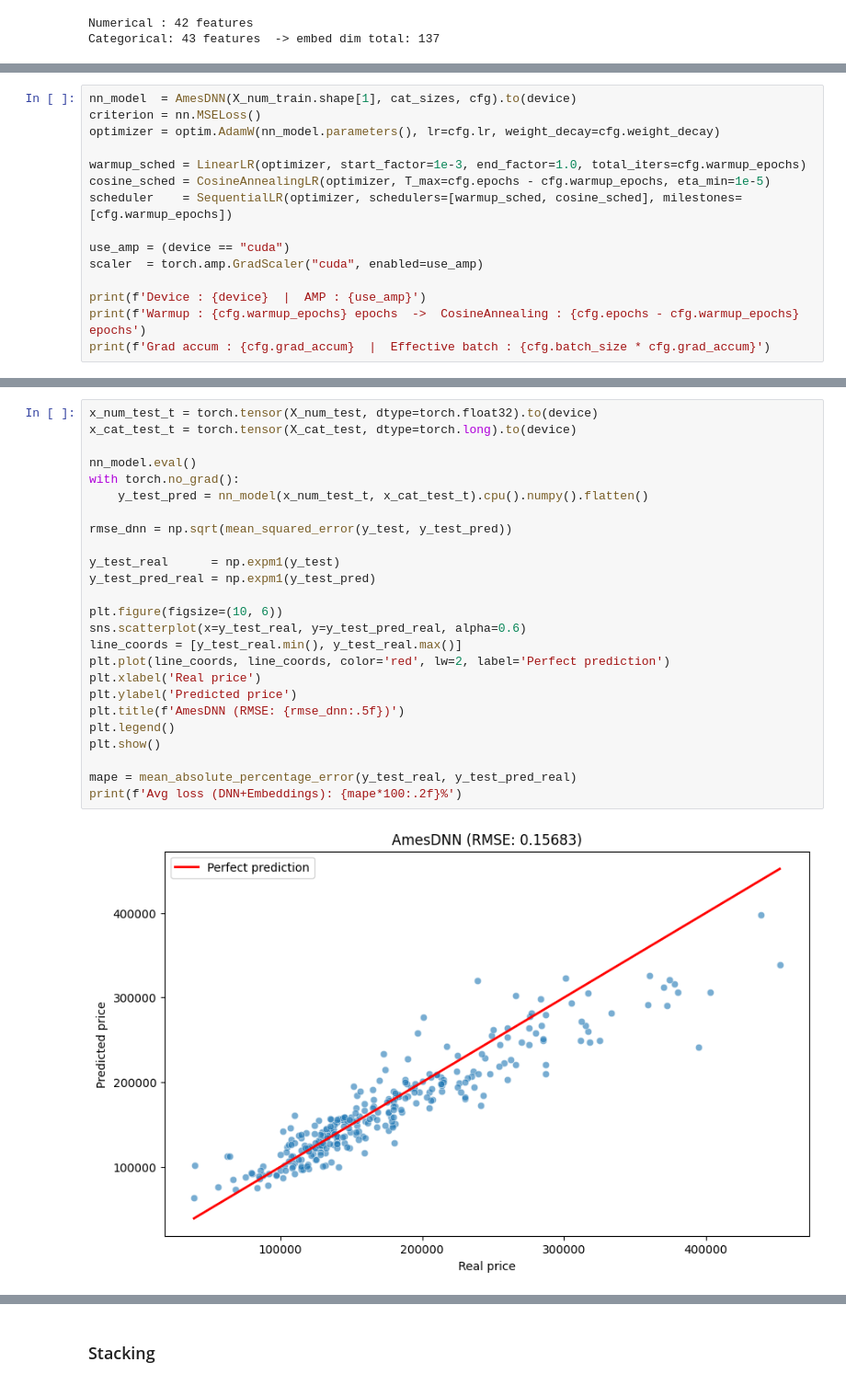
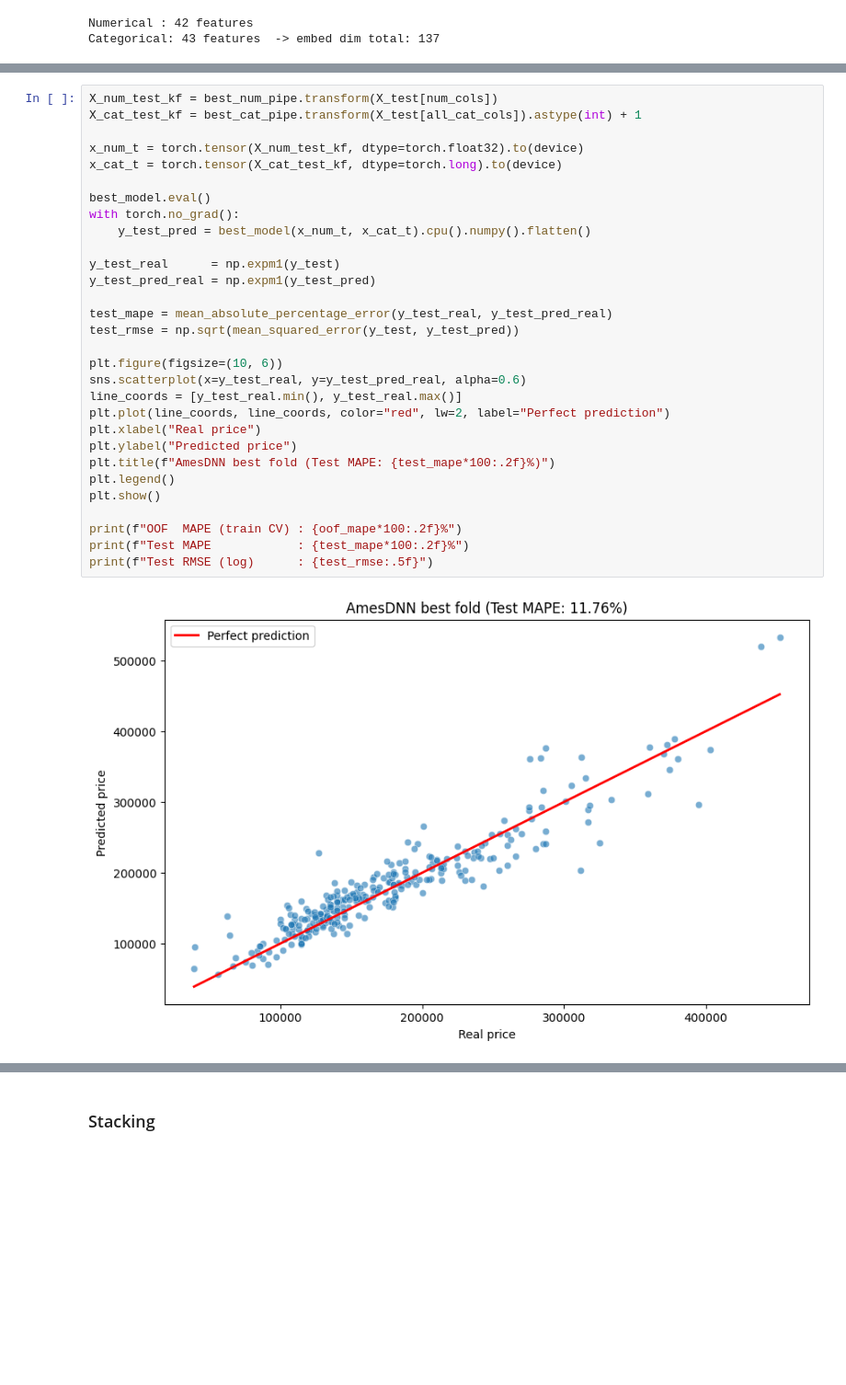
Before and after one commit to IvanMalkS/ames-housing-predictions, a Jupyter notebook: Ames.ipynb, the cells around one changed output, grey strips where cells are left out. Shown at 92% size. Drawn from its saved outputs; the diff is of its cells as text; blank space fills up the shorter version.

Commit message:
feature: improve dataset split and get better params

```diff
--- a/Ames.ipynb
+++ b/Ames.ipynb
@@ -1394,15 +1378,0 @@ Params : 756,433
-# %%
-nn_model  = AmesDNN(X_num_train.shape[1], cat_sizes, cfg).to(device)
-criterion = nn.MSELoss()
-optimizer = optim.AdamW(nn_model.parameters(), lr=cfg.lr, weight_decay=cfg.weight_decay)
-
-warmup_sched = LinearLR(optimizer, start_factor=1e-3, end_factor=1.0, total_iters=cfg.warmup_epochs)
-cosine_sched = CosineAnnealingLR(optimizer, T_max=cfg.epochs - cfg.warmup_epochs, eta_min=1e-5)
-scheduler    = SequentialLR(optimizer, schedulers=[warmup_sched, cosine_sched], milestones=[cfg.warmup_epochs])
-
-use_amp = (device == "cuda")
-scaler  = torch.amp.GradScaler("cuda", enabled=use_amp)
-
-print(f'Device : {device}  |  AMP : {use_amp}')
-print(f'Warmup : {cfg.warmup_epochs} epochs  ->  CosineAnnealing : {cfg.epochs - cfg.warmup_epochs} epochs')
-print(f'Grad accum : {cfg.grad_accum}  |  Effective batch : {cfg.batch_size * cfg.grad_accum}')
@@ -1496,27 +1539,32 @@ Stopped at epoch 156, best epoch 116
 # %%
-x_num_test_t = torch.tensor(X_num_test, dtype=torch.float32).to(device)
-x_cat_test_t = torch.tensor(X_cat_test, dtype=torch.long).to(device)
+X_num_test_kf = best_num_pipe.transform(X_test[num_cols])
+X_cat_test_kf = best_cat_pipe.transform(X_test[all_cat_cols]).astype(int) + 1
 
-nn_model.eval()
+x_num_t = torch.tensor(X_num_test_kf, dtype=torch.float32).to(device)
+x_cat_t = torch.tensor(X_cat_test_kf, dtype=torch.long).to(device)
+
+best_model.eval()
 with torch.no_grad():
-    y_test_pred = nn_model(x_num_test_t, x_cat_test_t).cpu().numpy().flatten()
-
-rmse_dnn = np.sqrt(mean_squared_error(y_test, y_test_pred))
+    y_test_pred = best_model(x_num_t, x_cat_t).cpu().numpy().flatten()
 
 y_test_real      = np.expm1(y_test)
 y_test_pred_real = np.expm1(y_test_pred)
 
+test_mape = mean_absolute_percentage_error(y_test_real, y_test_pred_real)
+test_rmse = np.sqrt(mean_squared_error(y_test, y_test_pred))
+
 plt.figure(figsize=(10, 6))
 sns.scatterplot(x=y_test_real, y=y_test_pred_real, alpha=0.6)
 line_coords = [y_test_real.min(), y_test_real.max()]
-plt.plot(line_coords, line_coords, color='red', lw=2, label='Perfect prediction')
-plt.xlabel('Real price')
-plt.ylabel('Predicted price')
-plt.title(f'AmesDNN (RMSE: {rmse_dnn:.5f})')
+plt.plot(line_coords, line_coords, color="red", lw=2, label="Perfect prediction")
+plt.xlabel("Real price")
+plt.ylabel("Predicted price")
+plt.title(f"AmesDNN best fold (Test MAPE: {test_mape*100:.2f}%)")
 plt.legend()
 plt.show()
 
-mape = mean_absolute_percentage_error(y_test_real, y_test_pred_real)
-print(f'Avg loss (DNN+Embeddings): {mape*100:.2f}%')
+print(f"OOF  MAPE (train CV) : {oof_mape*100:.2f}%")
+print(f"Test MAPE            : {test_mape*100:.2f}%")
+print(f"Test RMSE (log)      : {test_rmse:.5f}")
 # %% [output]
-[figure, old version]
+[figure, new version]
```
Also changed, not shown: parts of 11 cells of this notebook, 5 other files.
